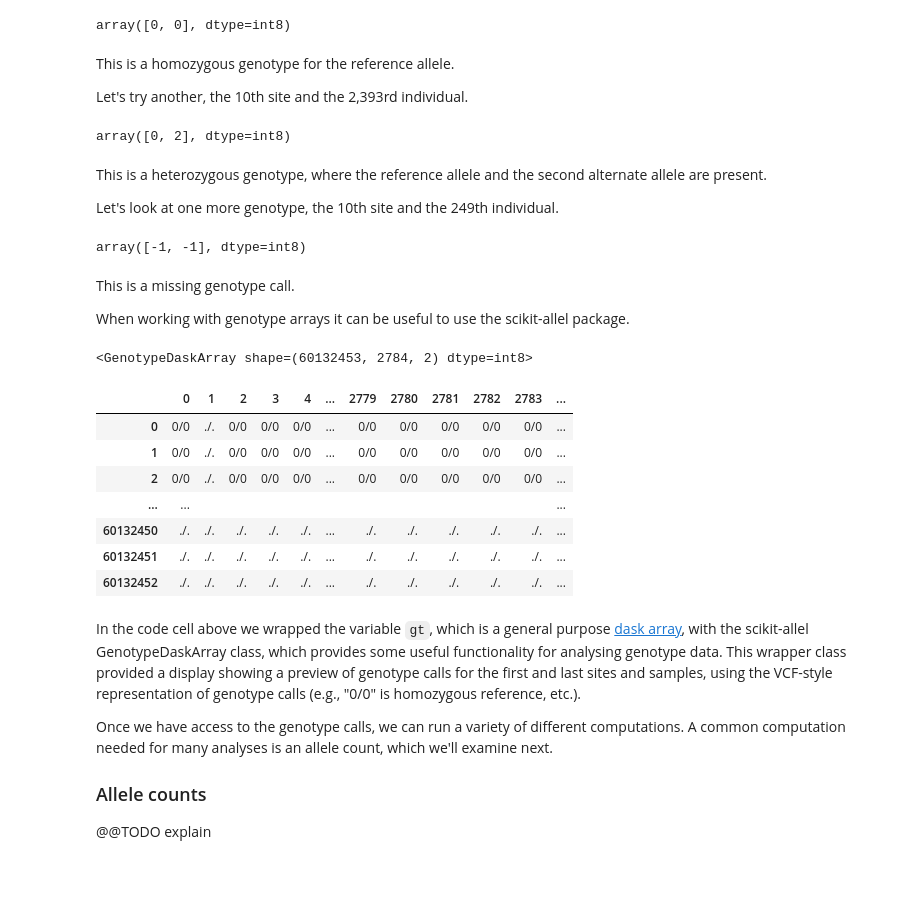
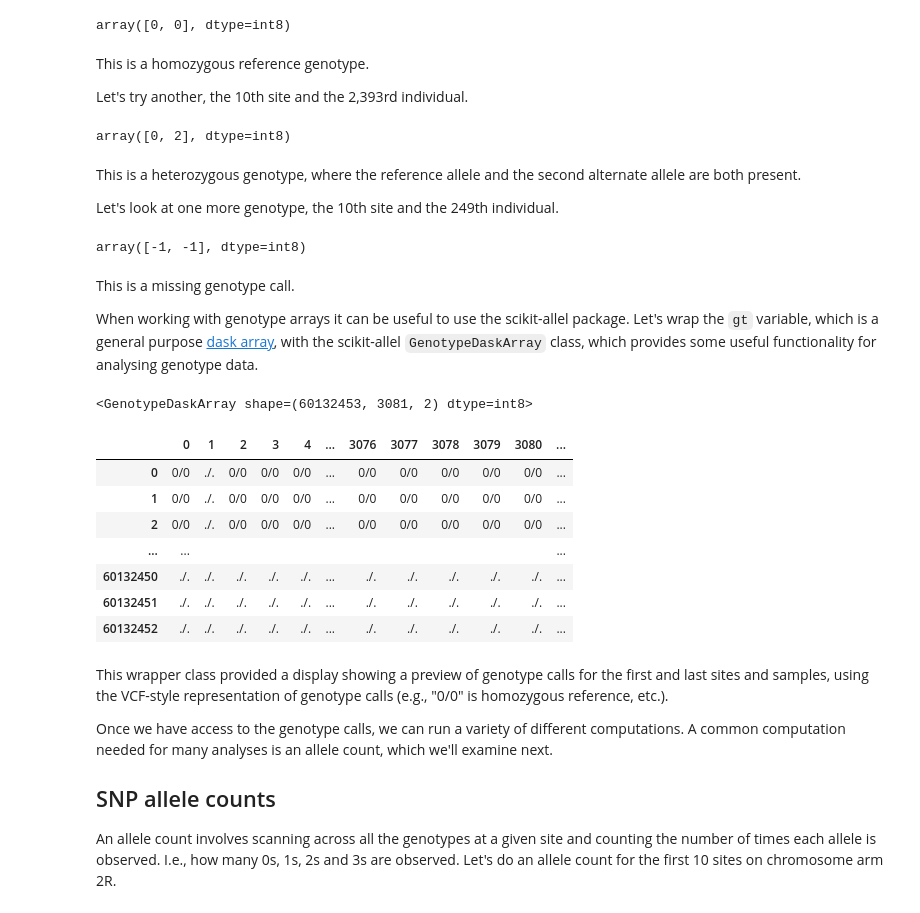
Before and after one commit to malariagen/vector-data, a Jupyter notebook: docs/ag3/examples/snps.ipynb, the cells around one changed output. Saved outputs shown, nothing was run; the diff lists cells and outputs as text; code cells hidden in the pictures; blank space fills up the shorter version.

Commit message:
allele counts

```diff
--- a/docs/ag3/examples/snps.ipynb
+++ b/docs/ag3/examples/snps.ipynb
@@ -311,5 +372,5 @@ There's one more thing to know. Sometimes a genotype is called as missing, meani
 To see this in action, let's access the SNP genotypes for chromosome arm 2R for all wild samples in Ag3.
 # %%
-gt = ag3.snp_genotypes("2R")
-gt
+gt = ag3.snp_genotypes(contig="2R", sample_sets="v3")
+gt.shape
 # %% [output]
@@ -323,7 +384,7 @@ gt[9, 0].compute()
 # %% [output]
 array([0, 0], dtype=int8)
 # %% [markdown]
-This is a homozygous genotype for the reference allele.
+This is a homozygous reference genotype.
 
 Let's try another, the 10th site and the 2,393rd individual.
 # %%
@@ -331,7 +392,7 @@ gt[9, 2392].compute()
 # %% [output]
 array([0, 2], dtype=int8)
 # %% [markdown]
-This is a heterozygous genotype, where the reference allele and the second alternate allele are present.
+This is a heterozygous genotype, where the reference allele and the second alternate allele are both present.
 
 Let's look at one more genotype, the 10th site and the 249th individual.
 # %%
@@ -341,12 +402,13 @@ array([-1, -1], dtype=int8)
 # %% [markdown]
 This is a missing genotype call.
 
-When working with genotype arrays it can be useful to use the scikit-allel package.
+When working with genotype arrays it can be useful to use the scikit-allel package. Let's wrap the `gt` variable, which is a general purpose [dask array](https://docs.dask.org/en/latest/array.html), with the scikit-allel `GenotypeDaskArray` class, which provides some useful functionality for analysing genotype data.
 # %%
-allel.GenotypeDaskArray(gt)
+gt = allel.GenotypeDaskArray(gt)
+gt
 # %% [output]
-<GenotypeDaskArray shape=(60132453, 2784, 2) dtype=int8>
+<GenotypeDaskArray shape=(60132453, 3081, 2) dtype=int8>
-|  | 0 | 1 | 2 | 3 | 4 | ... | 2779 | 2780 | 2781 | 2782 | 2783 | ... |
+|  | 0 | 1 | 2 | 3 | 4 | ... | 3076 | 3077 | 3078 | 3079 | 3080 | ... |
 | 0 | 0/0 | ./. | 0/0 | 0/0 | 0/0 | ... | 0/0 | 0/0 | 0/0 | 0/0 | 0/0 | ... |
 | 1 | 0/0 | ./. | 0/0 | 0/0 | 0/0 | ... | 0/0 | 0/0 | 0/0 | 0/0 | 0/0 | ... |
 | 2 | 0/0 | ./. | 0/0 | 0/0 | 0/0 | ... | 0/0 | 0/0 | 0/0 | 0/0 | 0/0 | ... |
@@ -355,11 +417,11 @@ allel.GenotypeDaskArray(gt)
 | 60132451 | ./. | ./. | ./. | ./. | ./. | ... | ./. | ./. | ./. | ./. | ./. | ... |
 | 60132452 | ./. | ./. | ./. | ./. | ./. | ... | ./. | ./. | ./. | ./. | ./. | ... |
 # %% [markdown]
-In the code cell above we wrapped the variable `gt`, which is a general purpose [dask array](https://docs.dask.org/en/latest/array.html), with the scikit-allel GenotypeDaskArray class, which provides some useful functionality for analysing genotype data. This wrapper class provided a display showing a preview of genotype calls for the first and last sites and samples, using the VCF-style representation of genotype calls (e.g., "0/0" is homozygous reference, etc.).
+This wrapper class provided a display showing a preview of genotype calls for the first and last sites and samples, using the VCF-style representation of genotype calls (e.g., "0/0" is homozygous reference, etc.).
 
 Once we have access to the genotype calls, we can run a variety of different computations. A common computation needed for many analyses is an allele count, which we'll examine next.
 
-### Allele counts
+## SNP allele counts
 
-@@TODO explain
+An allele count involves scanning across all the genotypes at a given site and counting the number of times each allele is observed. I.e., how many 0s, 1s, 2s and 3s are observed. Let's do an allele count for the first 10 sites on chromosome arm 2R.
 # %%
```
Also changed, not shown: parts of 18 cells of this notebook.
